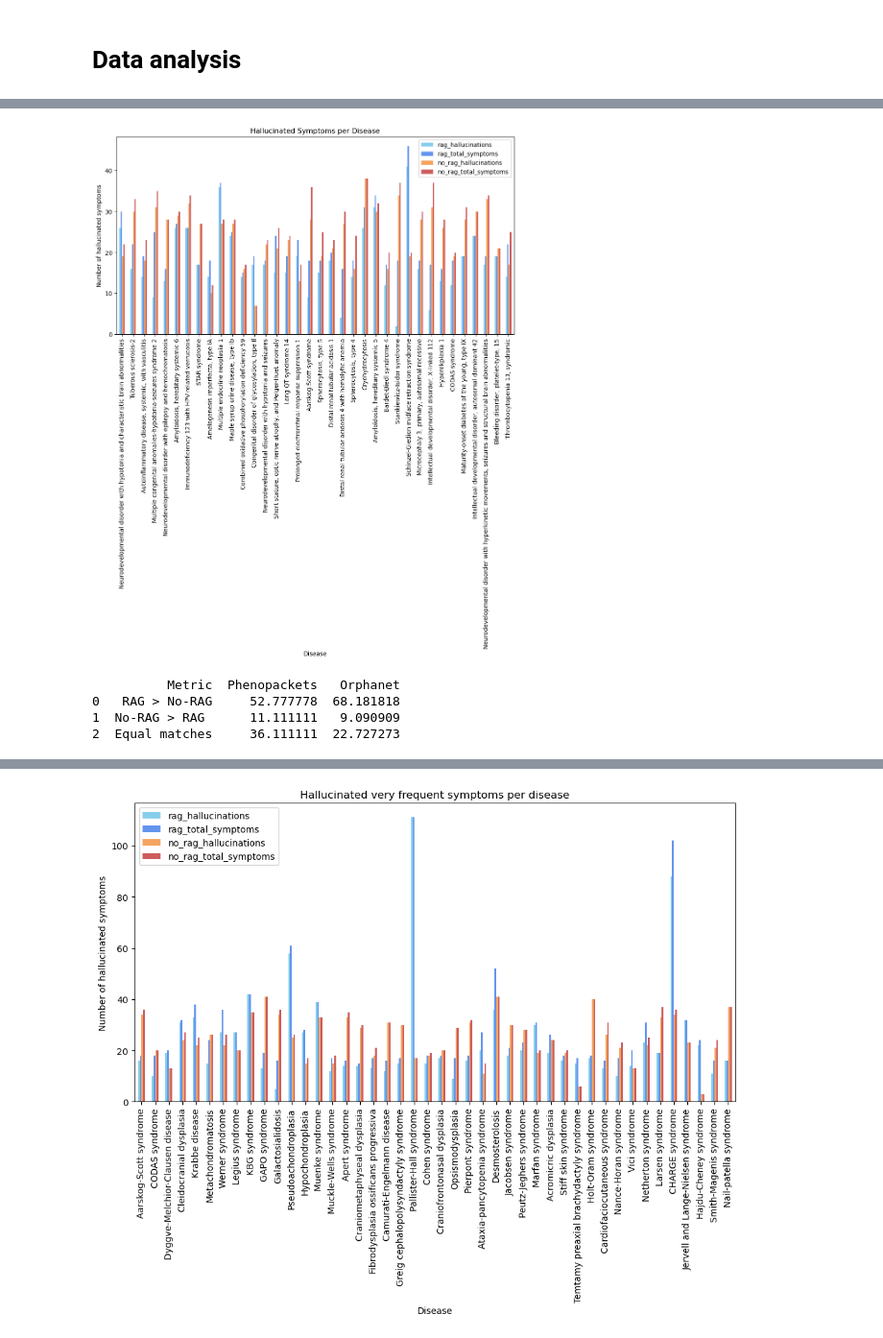
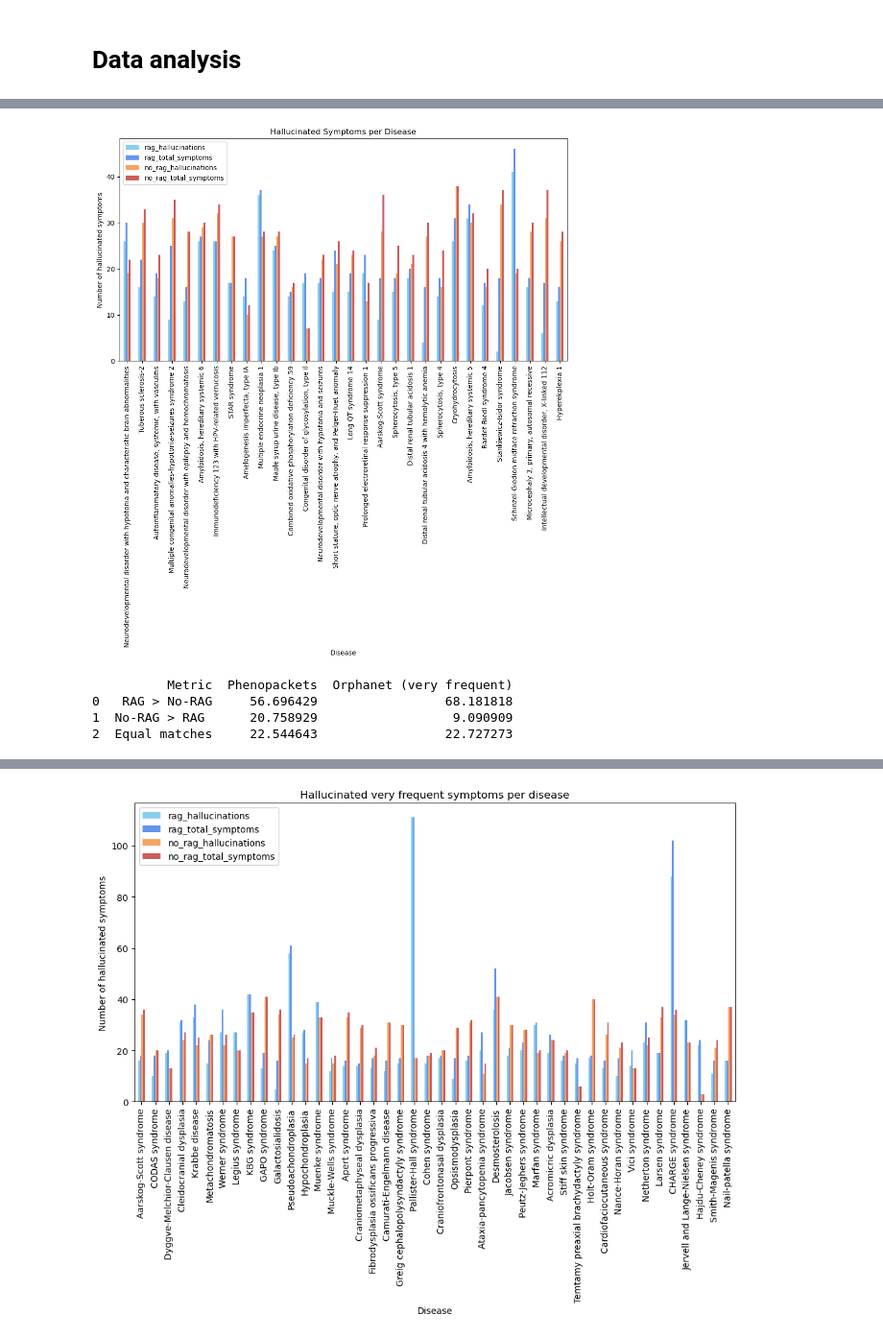
Before and after one commit to laurasck14/KG-RAG, a Jupyter notebook: notebooks/disease_mode_evaluation.ipynb, the cells around one changed output, grey strips where cells are left out. Shown at 96% size. Saved outputs shown, nothing was run; the diff lists cells and outputs as text; code cells hidden in the pictures.

```diff
--- a/notebooks/disease_mode_evaluation.ipynb
+++ b/notebooks/disease_mode_evaluation.ipynb
@@ -286,6 +291,9 @@ pp_results, pp_no_results = DiseaseModeEvaluation(phenopackets, rag_results, no_
 orpha_results, orpha_no_results = DiseaseModeEvaluation(phenopackets_orpha, rag_results, no_rag_results)
 # %% [markdown]
 # Data analysis
+# %%
+# load csv from '~/scratch-llm/storage/phenopackets/disease_mode_results.csv' into a df
+pp_results = pd.read_csv(os.path.expanduser('~/scratch-llm/results/disease_mode/pp_results.csv'))
 # %%
 # make a bar plot for each of the results
 import matplotlib.pyplot as plt
@@ -321,18 +331,18 @@ plt.show()
 # %%
 # plot the rag hallucinations and total_symptoms with different colors than no_rag results
-pp_results.plot(
+pp_results[:30].plot(
     x="disease",
     y=["rag_hallucinations", "rag_total_symptoms", "no_rag_hallucinations", "no_rag_total_symptoms"],
     color=["skyblue", "cornflowerblue", "sandybrown", "indianred"],
     kind="bar",
     title="Hallucinated Symptoms per Disease",
     ylabel="Number of hallucinated symptoms",
     xlabel="Disease",
     figsize=(12, 6)
 )
 plt.show()
 # %% [output]
-[figure, old version]
+[figure, new version]
 # %%
 # count the percentage of diseases with more rag matches, no_rag matches, and equal matches from the results
 rag_more_than_no_rag = (pp_results['rag_matches'] > pp_results['no_rag_matches']).sum() / len(pp_results) * 100
@@ -348,14 +358,14 @@ equal_matches_orpha = (orpha_results['rag_matches'] == orpha_results['no_rag_mat
 results_table = pd.DataFrame({
     "Metric": ["RAG > No-RAG", "No-RAG > RAG ", "Equal matches"],
     "Phenopackets": [rag_more_than_no_rag, no_rag_more_than_rag, equal_matches],
-    "Orphanet": [rag_more_than_no_rag_orpha, no_rag_more_than_rag_orpha, equal_matches_orpha]
+    "Orphanet (very frequent)": [rag_more_than_no_rag_orpha, no_rag_more_than_rag_orpha, equal_matches_orpha]
 })
 print(results_table)
 # %% [output]
-          Metric  Phenopackets   Orphanet
-0   RAG > No-RAG     52.777778  68.181818
-1  No-RAG > RAG      11.111111   9.090909
-2  Equal matches     36.111111  22.727273
+          Metric  Phenopackets  Orphanet (very frequent)
+0   RAG > No-RAG     56.696429                 68.181818
+1  No-RAG > RAG      20.758929                  9.090909
+2  Equal matches     22.544643                 22.727273
 # %%
 import seaborn as sns
 
```
Also changed, not shown: parts of 14 cells of this notebook.
